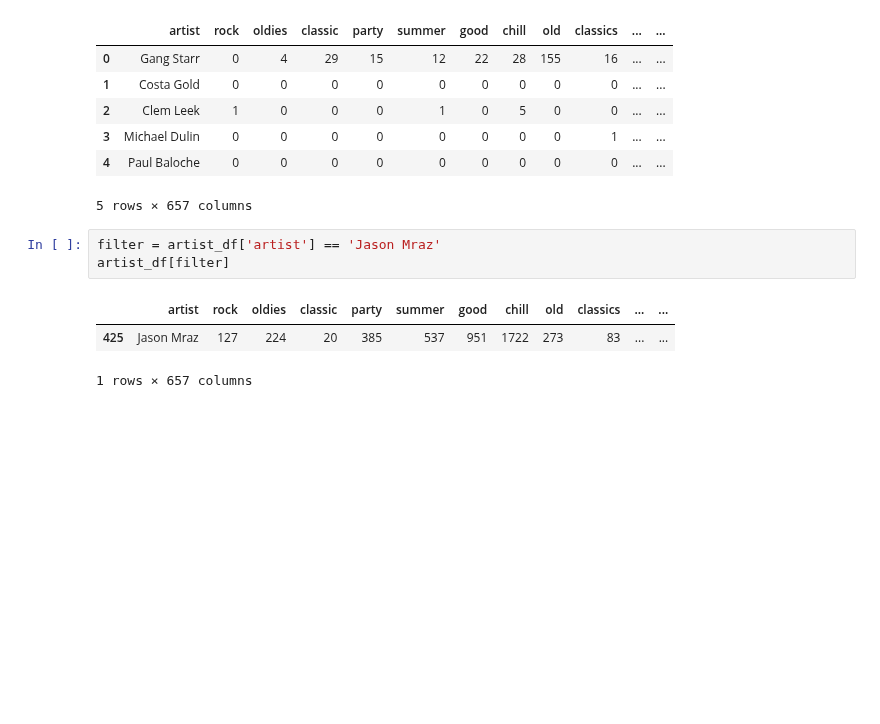
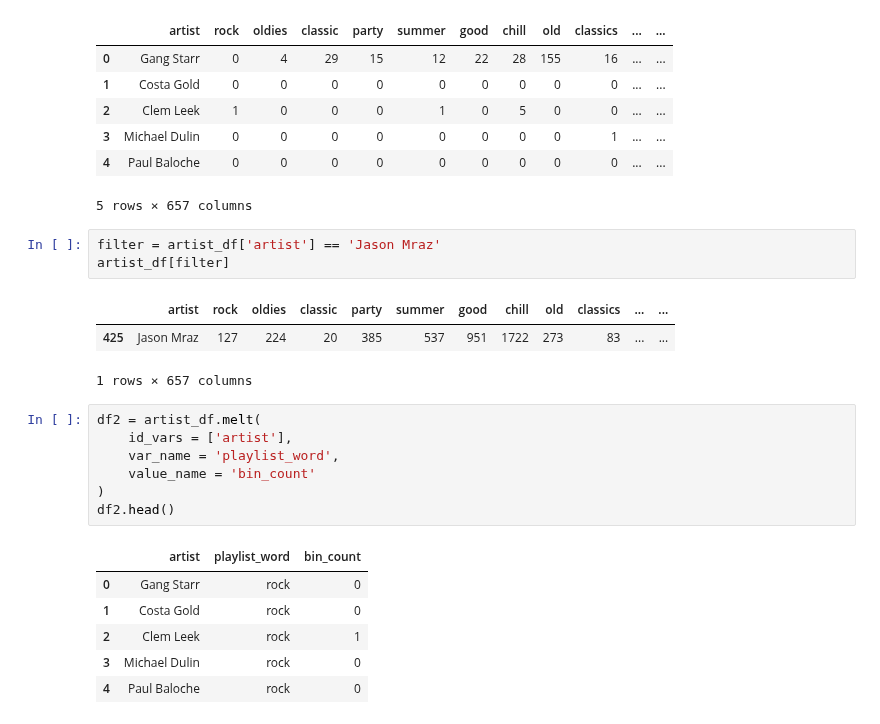
Before and after one commit to holistudio/spotify_dash, a Jupyter notebook: 02_data_wrangling/tableau_datasets_remake.ipynb, the cells around one changed output. Drawn from its saved outputs; the diff is of its cells as text; blank space fills up the shorter version.

Commit message:
Update tableau_datasets_remake.ipynb
Generate Data Source 2

```diff
--- a/02_data_wrangling/tableau_datasets_remake.ipynb
+++ b/02_data_wrangling/tableau_datasets_remake.ipynb
@@ -168,3 +168,17 @@ artist_df[filter]
 |  | artist | rock | oldies | classic | party | summer | good | chill | old | classics | ... | ... |
 | 425 | Jason Mraz | 127 | 224 | 20 | 385 | 537 | 951 | 1722 | 273 | 83 | ... | ... |
 1 rows × 657 columns
+# %%
+df2 = artist_df.melt(
+    id_vars = ['artist'],
+    var_name = 'playlist_word',
+    value_name = 'bin_count'
+)
+df2.head()
+# %% [output]
+|  | artist | playlist_word | bin_count |
+| 0 | Gang Starr | rock | 0 |
+| 1 | Costa Gold | rock | 0 |
+| 2 | Clem Leek | rock | 1 |
+| 3 | Michael Dulin | rock | 0 |
+| 4 | Paul Baloche | rock | 0 |
```
Also changed, not shown: parts of 2 cells of this notebook.
